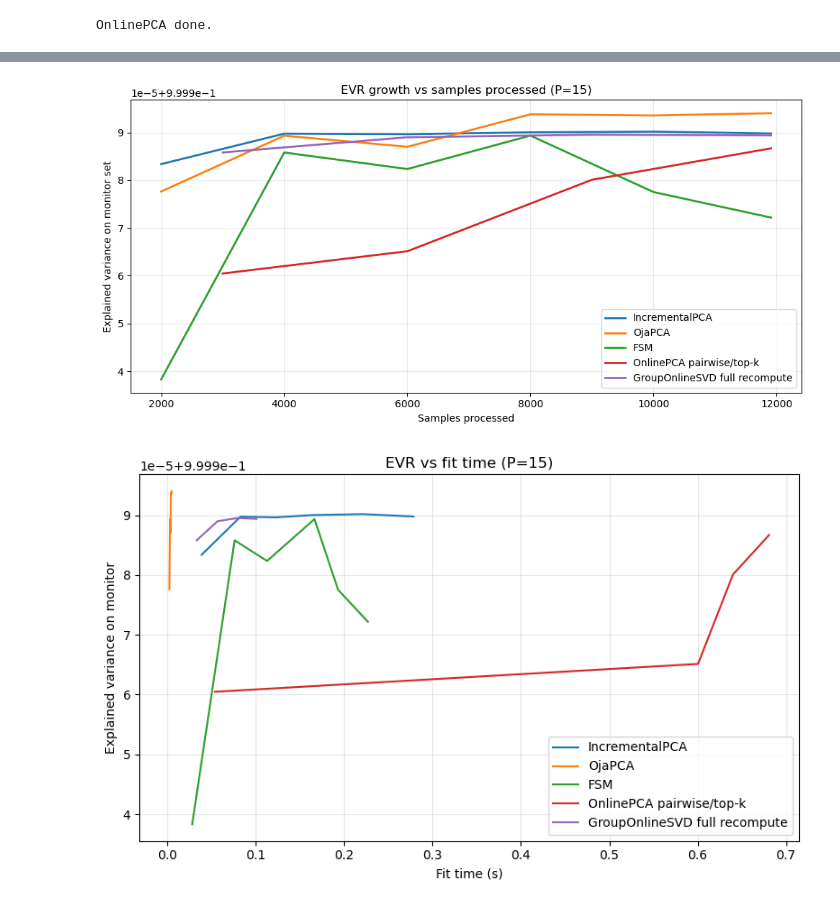
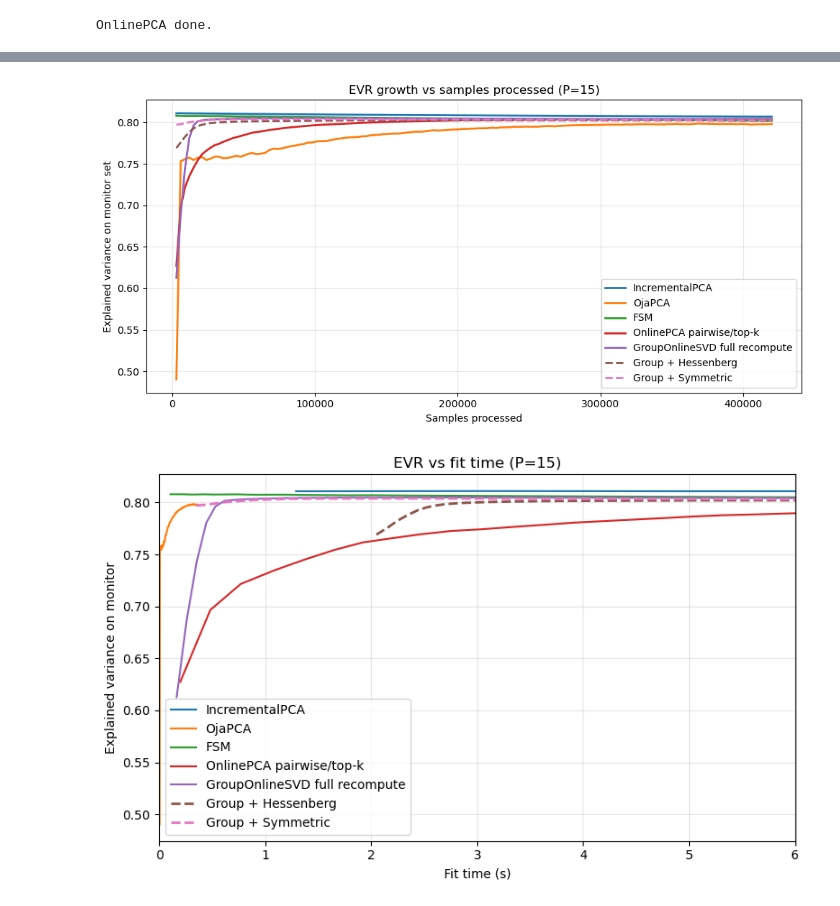
Before and after one commit to serafimalex/online-pca, a Jupyter notebook: benchmarking_3.ipynb, the cells around one changed output, grey strips where cells are left out. Cells and saved outputs as stored; diff of their text form; code cells hidden in the pictures.

Commit message:
- implemented hessenberg and symmetric preprocess steps - added environment.yml file

```diff
--- a/benchmarking_3.ipynb
+++ b/benchmarking_3.ipynb
@@ -20,6 +22,6 @@ import group_svd as group_op
 np.set_printoptions(suppress=True, precision=4, linewidth=200)
 # %%
-# DATA_DIR = "datasets/arxiv_embeddings"
+DATA_DIR = "datasets/arxiv_embeddings"
 # DATA_DIR = "datasets/cifar10"
 # DATA_DIR = "datasets/isolet"
 # DATA_DIR = "datasets/yearprediction"
@@ -27,7 +29,7 @@ np.set_printoptions(suppress=True, precision=4, linewidth=200)
 # DATA_DIR = "datasets/har"
 # DATA_DIR = "datasets/fashion_mnist"
 # DATA_DIR = "datasets/news20"
-DATA_DIR = "datasets/synthetic"
+# DATA_DIR = "datasets/synthetic"
 FILE_PATTERN = "X_{:04d}.npy"
 HOLDOUT_FILE = 0
 NUM_FILES = len(os.listdir(DATA_DIR))
@@ -369,0 +485,7 @@ Fit time: 0.10067690000869334
+# %%
+# GroupOnlineSVD + Hessenberg warmstart on batch 0
+print("Running GroupOnlineSVD (Hessenberg warmstart)...")
+group_hess_tr, group_hess_time_axis, group_hess_samples = run_group_svd(
+    X, P, GROUP_G, GROUP_BATCH, monitor, warmstart=pp.hessenberg_warmstart,
+)
+print("Hessenberg done. Final EVR:", group_hess_tr[-1])
@@ -369,0 +495,7 @@ Fit time: 0.10067690000869334
+# %%
+# GroupOnlineSVD + symmetric-tridiagonal warmstart on batch 0
+print("Running GroupOnlineSVD (symmetric warmstart)...")
+group_sym_tr, group_sym_time_axis, group_sym_samples = run_group_svd(
+    X, P, GROUP_G, GROUP_BATCH, monitor, warmstart=pp.symmetric_warmstart,
+)
+print("Symmetric done. Final EVR:", group_sym_tr[-1])
@@ -582,21 +729,23 @@ plt.show()
 # %%
 plt.figure(figsize=(10, 5))
 
 plt.plot(ipca_samples, ipca_tr, lw=2, label="IncrementalPCA")
 plt.plot(oja_samples, oja_tr, lw=2, label="OjaPCA")
 plt.plot(fsm_samples, fsm_tr, lw=2, label="FSM")
 plt.plot(online_samples, online_tr, lw=2, label="OnlinePCA pairwise/top-k")
 plt.plot(group_samples, group_tr, lw=2, label="GroupOnlineSVD full recompute")
+plt.plot(group_hess_samples, group_hess_tr, lw=2, label="Group + Hessenberg", linestyle="--")
+plt.plot(group_sym_samples,  group_sym_tr,  lw=2, label="Group + Symmetric",  linestyle="--")
 
 plt.xlabel("Samples processed")
 plt.ylabel("Explained variance on monitor set")
 plt.title(f"EVR growth vs samples processed (P={P})")
 plt.grid(alpha=0.3)
 plt.legend()
 plt.tight_layout()
 plt.show()
 # %% [output]
-[figure, old version]
+[figure, new version]
 # %%
 plt.figure(figsize=(8, 5))
 
@@ -605,15 +754,17 @@ plt.plot(oja_time_axis, oja_tr, label="OjaPCA")
 plt.plot(fsm_time_axis, fsm_tr, label="FSM")
 plt.plot(online_time_axis, online_tr, label="OnlinePCA pairwise/top-k")
 plt.plot(group_time_axis, group_tr, label="GroupOnlineSVD full recompute")
+plt.plot(group_hess_time_axis, group_hess_tr, lw=2, label="Group + Hessenberg", linestyle="--")
+plt.plot(group_sym_time_axis,  group_sym_tr,  lw=2, label="Group + Symmetric",  linestyle="--")
 
 plt.xlabel("Fit time (s)")
 plt.ylabel("Explained variance on monitor")
 plt.title(f"EVR vs fit time (P={P})")
-# plt.xlim(0, 10)
+plt.xlim(0, 6)
 # plt.ylim(0.3, 0.85)
 plt.legend()
 plt.grid(alpha=0.3)
 plt.tight_layout()
 plt.show()
 # %% [output]
-[figure, old version]
+[figure, new version]
```
Also changed, not shown: parts of 14 cells of this notebook, 5 other files.
